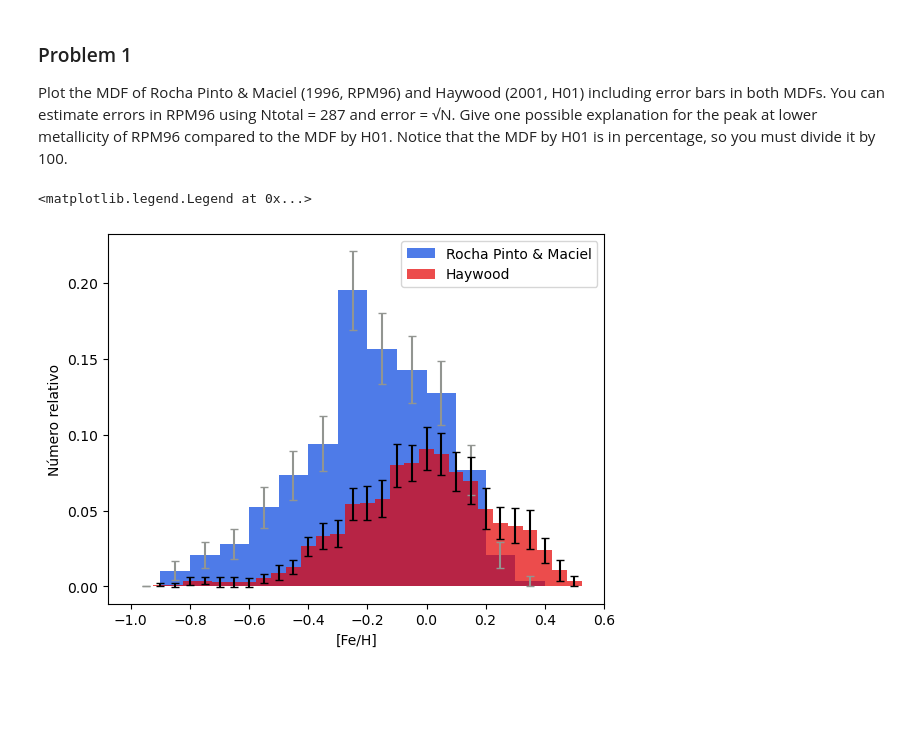
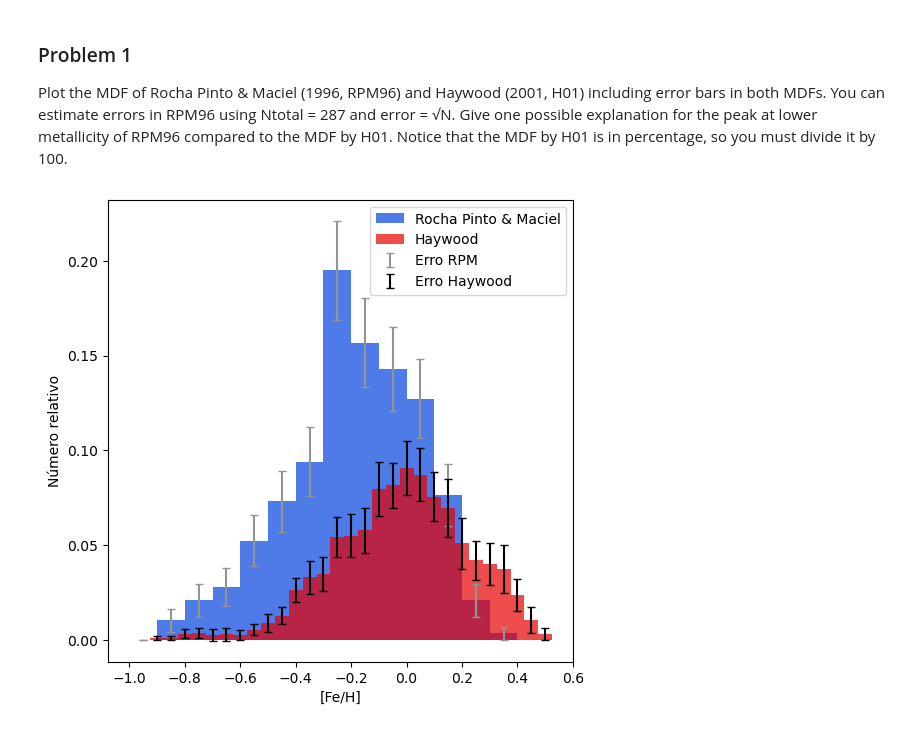
Before and after one commit to migueldeloreto/evolucao-quimica, a Jupyter notebook: atividade6/tarefa_6_evolucao.ipynb, the cells around one changed output. Drawn from its saved outputs; the diff is of its cells as text; code cells hidden in the pictures; blank space fills up the shorter version.

```diff
--- a/atividade6/tarefa_6_evolucao.ipynb
+++ b/atividade6/tarefa_6_evolucao.ipynb
@@ -10,24 +10,25 @@ that the MDF by H01 is in percentage, so you must divide it by 100.
 # %%
 import numpy as np
 import pandas as pd
 import matplotlib.pyplot as plt
 
 rpm=pd.read_csv('rpm.csv')
 haywood=pd.read_csv('haywood.csv')
 
 rpm['N']=rpm['N/Ntotal']*287
 rpm['N_error']=np.sqrt(rpm['N'])/287
 
 haywood['N']=haywood['percentage']/(100*2)
 haywood['N_error']=haywood['percentage_error']/200
 
+g1=plt.figure(figsize=[6,6])
 plt.bar(rpm['RPM96_[Fe/H]'], rpm['N/Ntotal'], width=0.1, align='center', facecolor='xkcd:blue', alpha=0.7,label='Rocha Pinto & Maciel')
 plt.bar(haywood['[Fe/H]'], haywood['N'], width=0.05, align='center', facecolor='xkcd:red', alpha=0.7, label='Haywood')
-plt.errorbar(rpm['RPM96_[Fe/H]'], rpm['N/Ntotal'], yerr=rpm['N_error'], linestyle='', color='xkcd:grey', capsize=3)
-plt.errorbar(haywood['[Fe/H]'], haywood['N'], yerr=haywood['N_error'], linestyle='', color='xkcd:black', capsize=3)
+plt.errorbar(rpm['RPM96_[Fe/H]'], rpm['N/Ntotal'], yerr=rpm['N_error'], linestyle='', color='xkcd:grey', capsize=3, label='Erro RPM')
+plt.errorbar(haywood['[Fe/H]'], haywood['N'], yerr=haywood['N_error'], linestyle='', color='xkcd:black', capsize=3, label='Erro Haywood')
 plt.xlabel('[Fe/H]')
 plt.ylabel('Número relativo')
 plt.legend()
+plt.savefig('histograma.png', dpi=300, bbox_inches='tight', pad_inches=0.1)
 # %% [output]
-<matplotlib.legend.Legend at 0x...>
-[figure, old version]
+[figure, new version]
```
Also changed, not shown: parts of 3 cells of this notebook, 2 other files.
